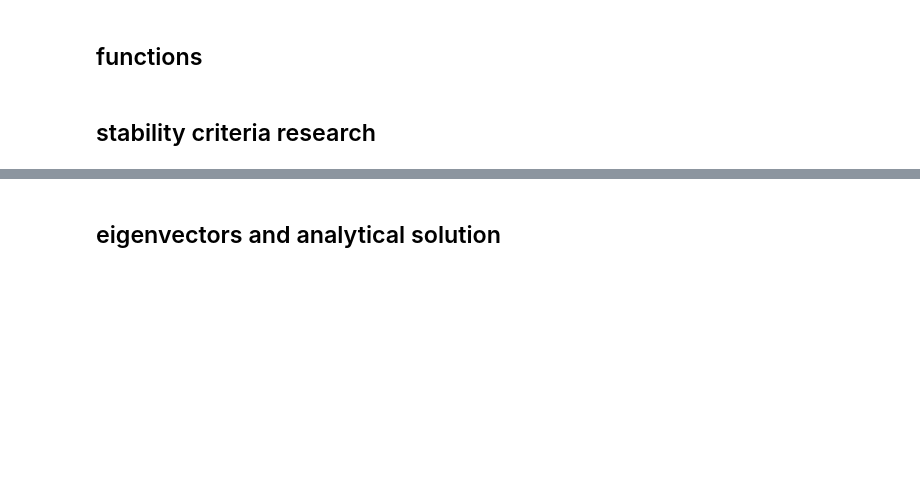
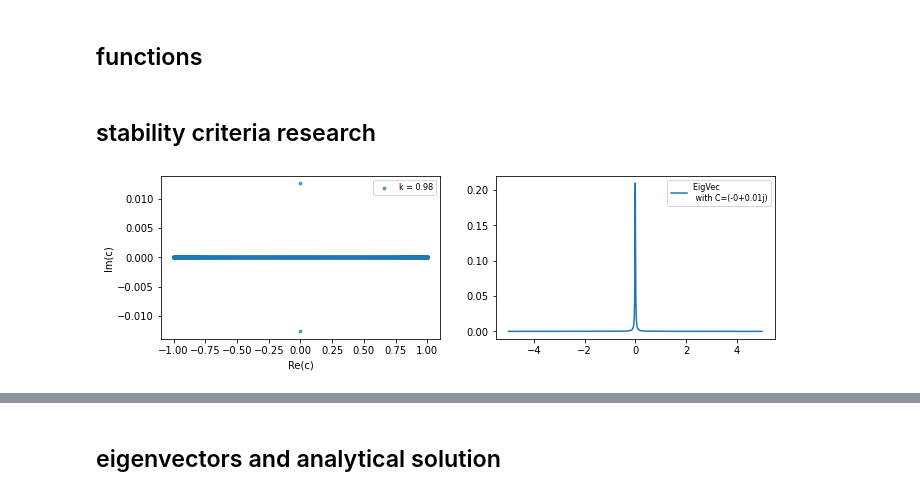
Before and after one commit to olgaborodina/damped_perturbations, a Jupyter notebook: Rayleigh_equation.ipynb, the cells around one changed output, grey strips where cells are left out. Saved outputs shown, nothing was run; the diff lists cells and outputs as text; code cells hidden in the pictures; blank space fills up the shorter version.

```diff
--- a/Rayleigh_equation.ipynb
+++ b/Rayleigh_equation.ipynb
@@ -80,5 +97,10 @@ def plot_difference(vals, vect, k):
     plt.legend(loc='upper right', fontsize=8)
 # %% [markdown]
 ## stability criteria research
+# %%
+vals, vect = count_eigen(0.98, a, max_Y, u, min_Y, dev2u, step_y)
+plot_eigen(vals, vect, 0.98)
+# %% [output]
+[figure, added]
 # %%
 imag_vals = []
```
Also changed, not shown: parts of 9 cells of this notebook.
